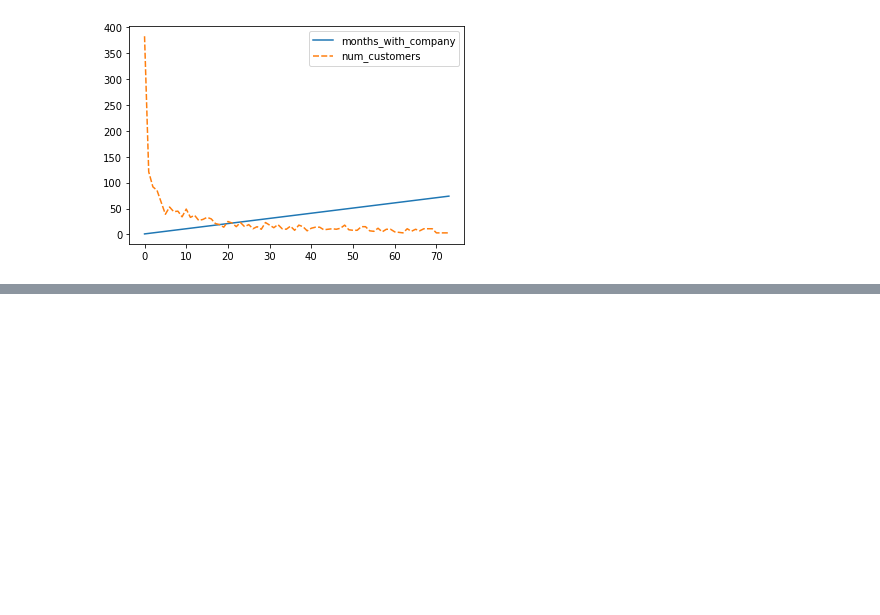
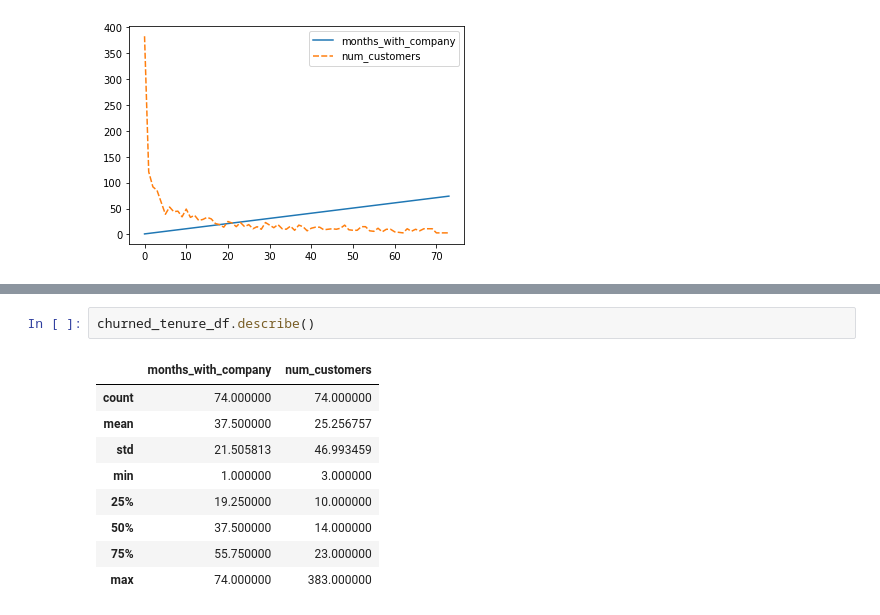
Before and after one commit to HeatherOrtegaMcMillan/storytelling_project, a Jupyter notebook: storytelling_notebook.ipynb, the cells around one changed output, grey strips where cells are left out. Drawn from its saved outputs; the diff is of its cells as text; blank space fills up the shorter version.

```diff
--- a/storytelling_notebook.ipynb
+++ b/storytelling_notebook.ipynb
@@ -412,0 +438,12 @@ sns.lineplot(data = churned_tenure_df)
+# %%
+churned_tenure_df.describe()
+# %% [output]
+|  | months_with_company | num_customers |
+| count | 74.000000 | 74.000000 |
+| mean | 37.500000 | 25.256757 |
+| std | 21.505813 | 46.993459 |
+| min | 1.000000 | 3.000000 |
+| 25% | 19.250000 | 10.000000 |
+| 50% | 37.500000 | 14.000000 |
+| 75% | 55.750000 | 23.000000 |
+| max | 74.000000 | 383.000000 |
```
Also changed, not shown: parts of 8 cells of this notebook.
